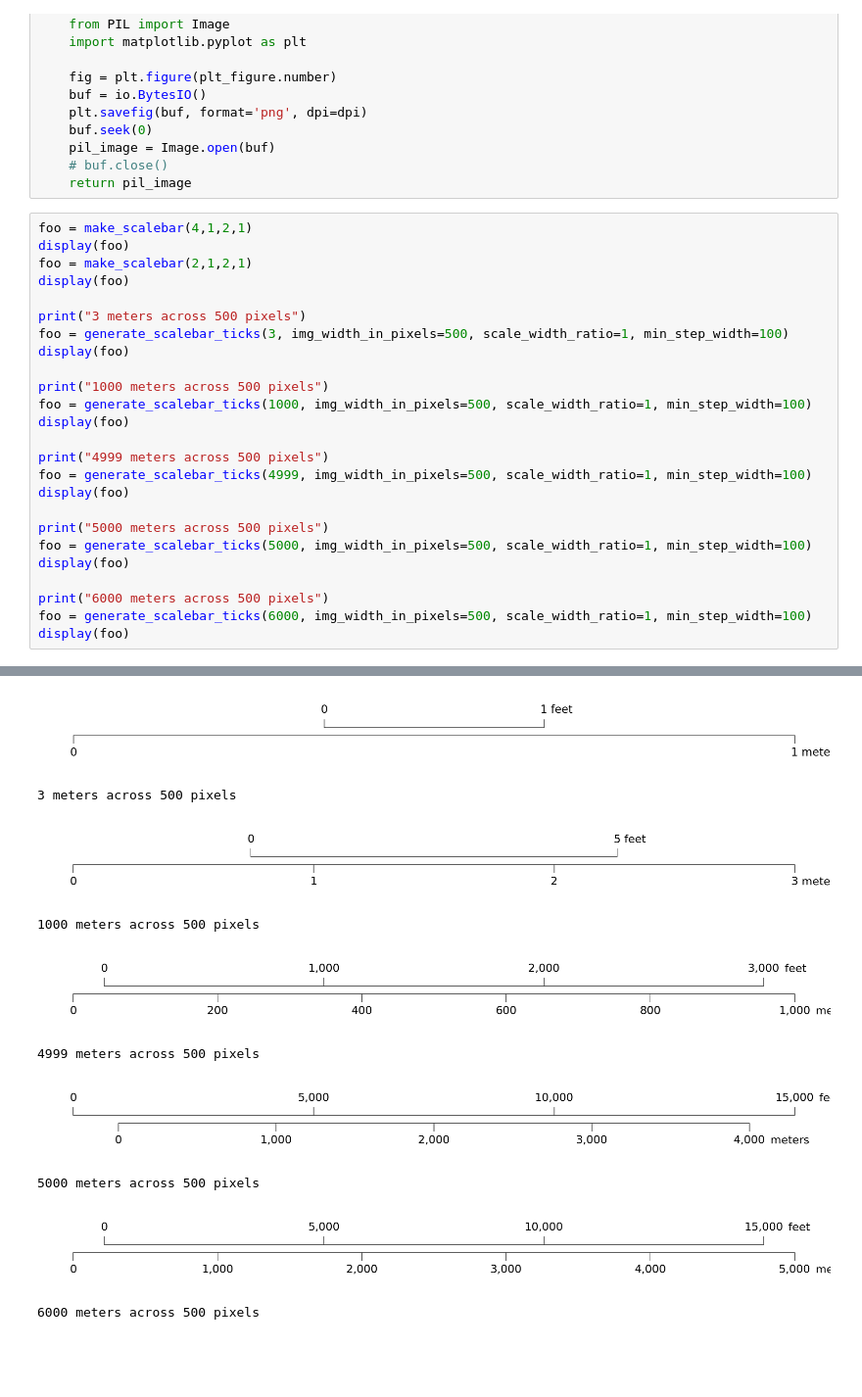
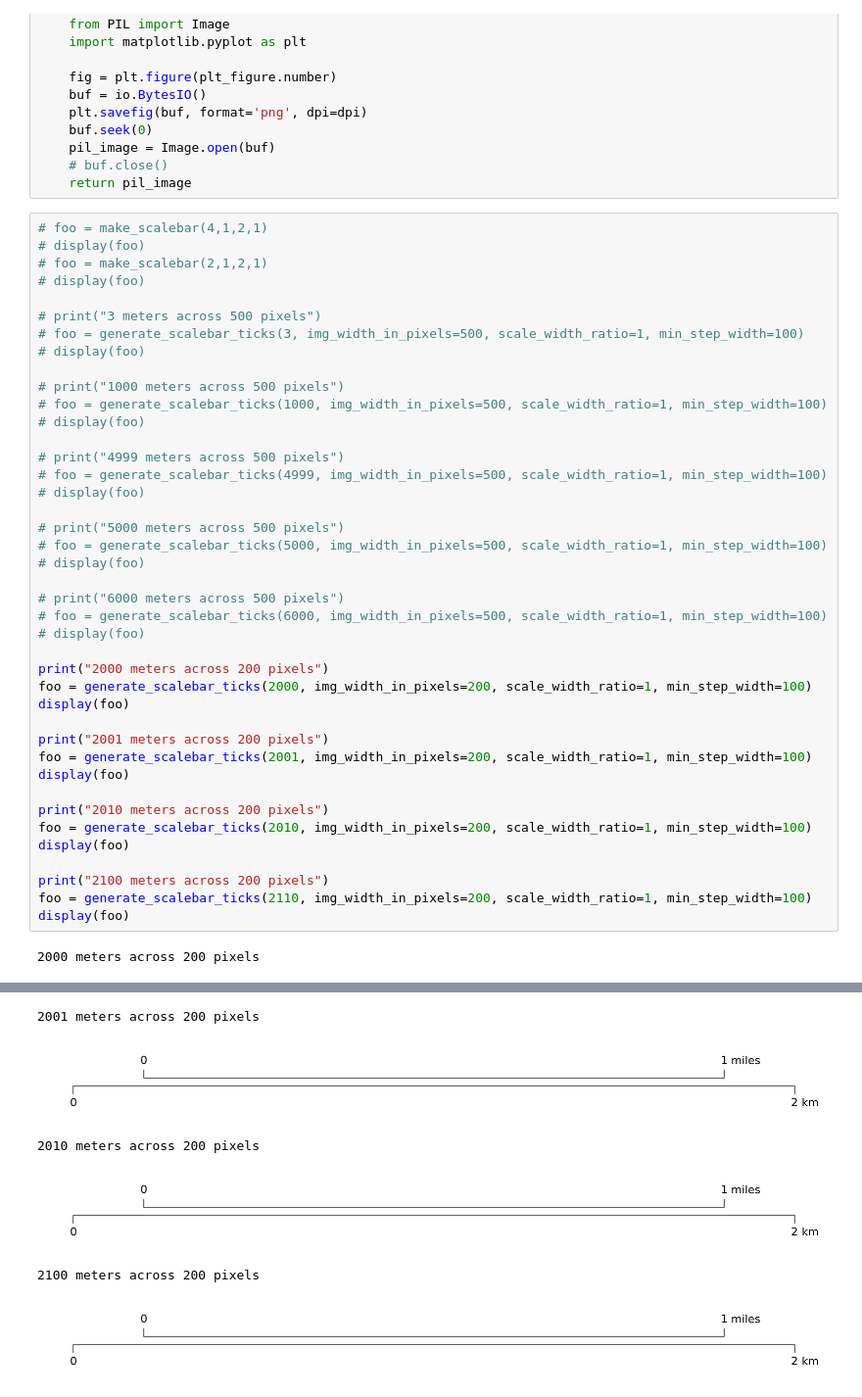
Before and after one commit to rhodges/ecotrust_jupyter, a Jupyter notebook: Matplotlib_scalebar/Standalone Scalebar Generator.ipynb, the cells around one changed output, grey strips where cells are left out. Shown at 98% size. Drawn from its saved outputs; the diff is of its cells as text; blank space fills up the shorter version.

Commit message:
final wrapper updates, prep for dynamic-width pyplot work

```diff
--- a/Matplotlib_scalebar/Standalone Scalebar Generator.ipynb
+++ b/Matplotlib_scalebar/Standalone Scalebar Generator.ipynb
@@ -214,28 +214,45 @@ def plt_to_pil_image(plt_figure, dpi=200):
     # buf.close()
     return pil_image
 # %%
-foo = make_scalebar(4,1,2,1)
-display(foo)
-foo = make_scalebar(2,1,2,1)
+# foo = make_scalebar(4,1,2,1)
+# display(foo)
+# foo = make_scalebar(2,1,2,1)
+# display(foo)
+
+# print("3 meters across 500 pixels")
+# foo = generate_scalebar_ticks(3, img_width_in_pixels=500, scale_width_ratio=1, min_step_width=100)
+# display(foo)
+
+# print("1000 meters across 500 pixels")
+# foo = generate_scalebar_ticks(1000, img_width_in_pixels=500, scale_width_ratio=1, min_step_width=100)
+# display(foo)
+
+# print("4999 meters across 500 pixels")
+# foo = generate_scalebar_ticks(4999, img_width_in_pixels=500, scale_width_ratio=1, min_step_width=100)
+# display(foo)
+
+# print("5000 meters across 500 pixels")
+# foo = generate_scalebar_ticks(5000, img_width_in_pixels=500, scale_width_ratio=1, min_step_width=100)
+# display(foo)
+
+# print("6000 meters across 500 pixels")
+# foo = generate_scalebar_ticks(6000, img_width_in_pixels=500, scale_width_ratio=1, min_step_width=100)
+# display(foo)
+
+print("2000 meters across 200 pixels")
+foo = generate_scalebar_ticks(2000, img_width_in_pixels=200, scale_width_ratio=1, min_step_width=100)
 display(foo)
 
-print("3 meters across 500 pixels")
-foo = generate_scalebar_ticks(3, img_width_in_pixels=500, scale_width_ratio=1, min_step_width=100)
+print("2001 meters across 200 pixels")
+foo = generate_scalebar_ticks(2001, img_width_in_pixels=200, scale_width_ratio=1, min_step_width=100)
 display(foo)
 
-print("1000 meters across 500 pixels")
-foo = generate_scalebar_ticks(1000, img_width_in_pixels=500, scale_width_ratio=1, min_step_width=100)
+print("2010 meters across 200 pixels")
+foo = generate_scalebar_ticks(2010, img_width_in_pixels=200, scale_width_ratio=1, min_step_width=100)
 display(foo)
 
-print("4999 meters across 500 pixels")
-foo = generate_scalebar_ticks(4999, img_width_in_pixels=500, scale_width_ratio=1, min_step_width=100)
+print("2100 meters across 200 pixels")
+foo = generate_scalebar_ticks(2110, img_width_in_pixels=200, scale_width_ratio=1, min_step_width=100)
 display(foo)
-
-print("5000 meters across 500 pixels")
-foo = generate_scalebar_ticks(5000, img_width_in_pixels=500, scale_width_ratio=1, min_step_width=100)
-display(foo)
-
-print("6000 meters across 500 pixels")
-foo = generate_scalebar_ticks(6000, img_width_in_pixels=500, scale_width_ratio=1, min_step_width=100)
-display(foo)
 # %% [output]
+2000 meters across 200 pixels
@@ -243,10 +260,6 @@ display(foo)
+2001 meters across 200 pixels
-[figure, old version]
+[figure, new version]
-3 meters across 500 pixels
+2010 meters across 200 pixels
-[figure, old version]
+[figure, new version]
-1000 meters across 500 pixels
+2100 meters across 200 pixels
-[figure, old version]
+[figure, new version]
-4999 meters across 500 pixels
-[figure, removed]
-5000 meters across 500 pixels
-[figure, removed]
-6000 meters across 500 pixels
```
Also changed, not shown: parts of 1 cell of this notebook.
